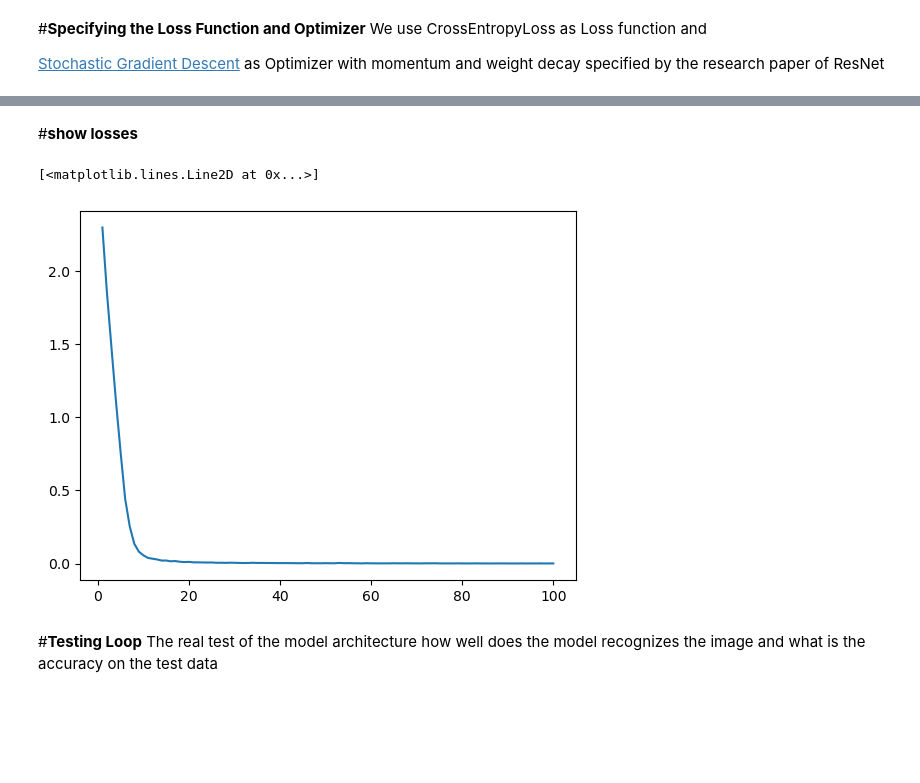
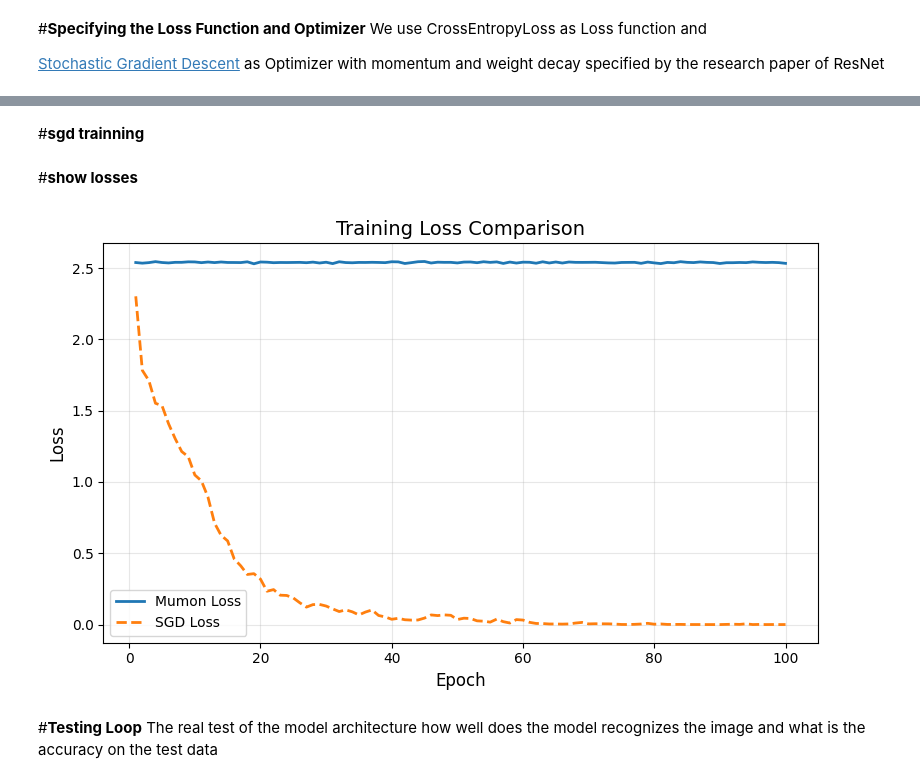
Before and after one commit to RayCyder/Intro, a Jupyter notebook: ResNet_Implementation_on_CIFAR10_2.ipynb, the cells around one changed output, grey strips where cells are left out. Drawn from its saved outputs; the diff is of its cells as text; code cells hidden in the pictures; blank space fills up the shorter version.

```diff
--- a/ResNet_Implementation_on_CIFAR10_2.ipynb
+++ b/ResNet_Implementation_on_CIFAR10_2.ipynb
@@ -341,0 +353,2 @@ LoweringException: TypeError: 'NoneType' object is not callable
+# %% [markdown]
+#**sgd trainning**
@@ -342,11 +385,23 @@ LoweringException: TypeError: 'NoneType' object is not callable
 # %% [markdown]
 #**show losses**
-# %%
-epochs = range(1,epochs+1)
-plt.plot(epochs, losses, label="loss")
-# %% [output]
-[<matplotlib.lines.Line2D at 0x...>]
-[figure, removed]
+# %%
+epochs_list = range(1,epochs+1)
+plt.figure(figsize=(8, 5))  # larger, readable figure
+
+# plot both losses
+plt.plot(epochs_list, losses, label="Mumon Loss", linewidth=2)
+plt.plot(epochs_list, losses2, label="SGD Loss", linewidth=2, linestyle="--")
+
+# formatting
+plt.xlabel("Epoch", fontsize=12)
+plt.ylabel("Loss", fontsize=12)
+plt.title("Training Loss Comparison", fontsize=14)
+plt.legend()
+plt.grid(True, alpha=0.3)
+plt.tight_layout()
+plt.show()
+# %% [output]
+[figure, added]
 # %% [markdown]
 #**Testing Loop**
 The real test of the model architecture how well does the model recognizes the image and what is the accuracy on the test data
```
Also changed, not shown: parts of 8 cells of this notebook.
